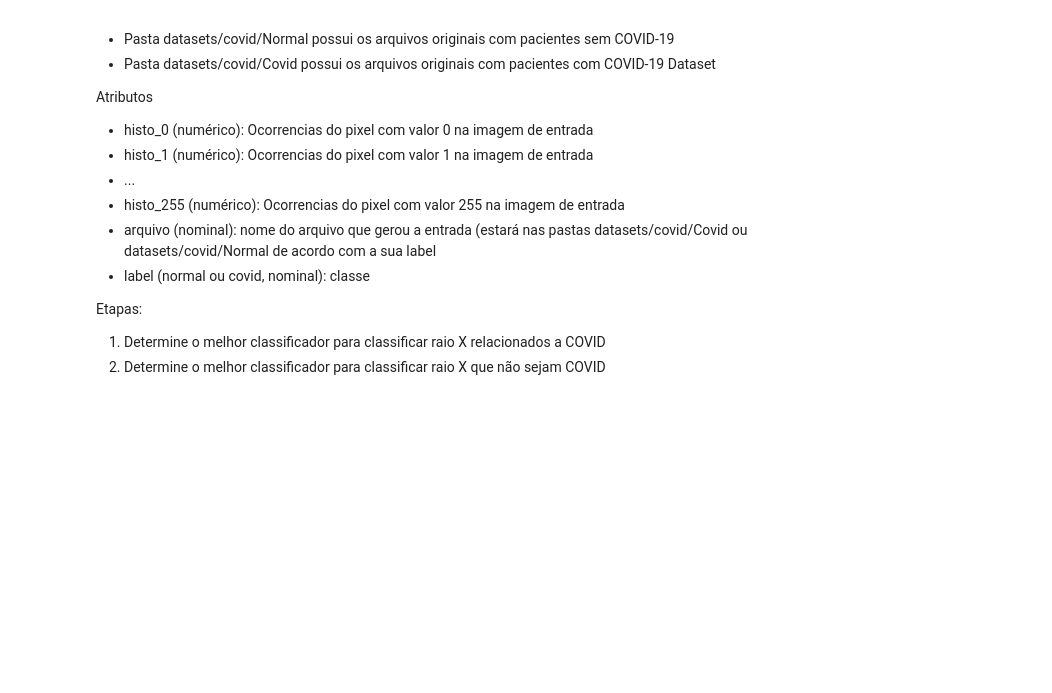
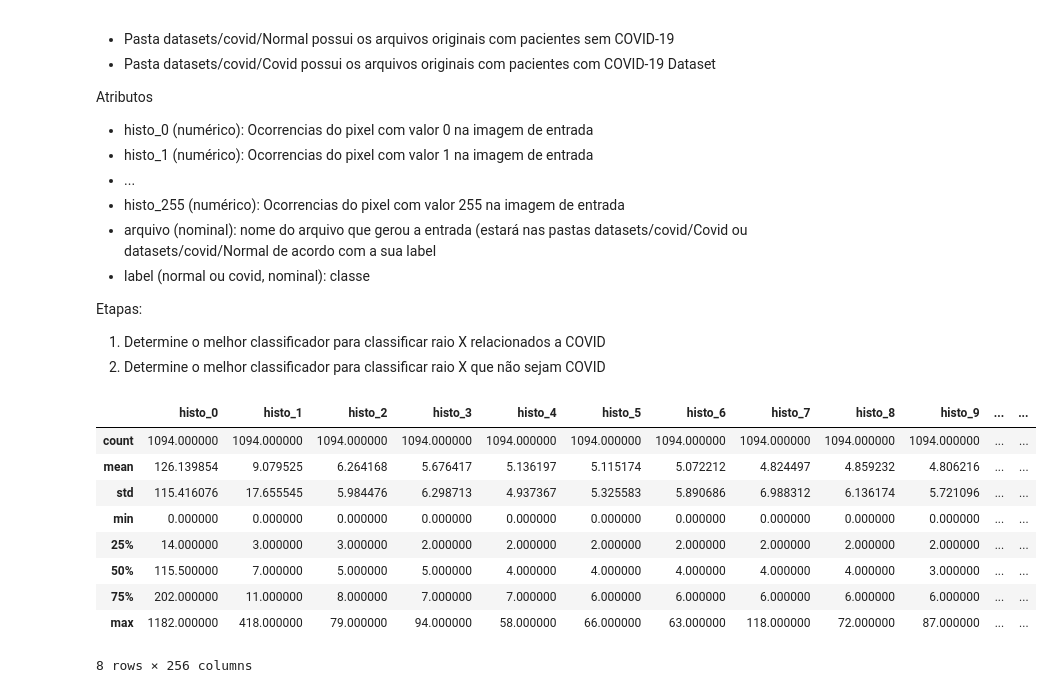
Before and after one commit to AleBark/Data-Mining-Basics, a Jupyter notebook: list_02/ex_01.ipynb, the cells around one changed output. Saved outputs shown, nothing was run; the diff lists cells and outputs as text; code cells hidden in the pictures; blank space fills up the shorter version.

```diff
--- a/list_02/ex_01.ipynb
+++ b/list_02/ex_01.ipynb
@@ -418,3 +418,18 @@ Atributos
 Etapas:
 1. Determine o melhor classificador para classificar raio X relacionados a COVID
 2. Determine o melhor classificador para classificar raio X que não sejam COVID
+# %%
+df = pd.read_csv('datasets/covid/covid.csv')
+# %%
+df.describe()
+# %% [output]
+|  | histo_0 | histo_1 | histo_2 | histo_3 | histo_4 | histo_5 | histo_6 | histo_7 | histo_8 | histo_9 | ... | ... |
+| count | 1094.000000 | 1094.000000 | 1094.000000 | 1094.000000 | 1094.000000 | 1094.000000 | 1094.000000 | 1094.000000 | 1094.000000 | 1094.000000 | ... | ... |
+| mean | 126.139854 | 9.079525 | 6.264168 | 5.676417 | 5.136197 | 5.115174 | 5.072212 | 4.824497 | 4.859232 | 4.806216 | ... | ... |
+| std | 115.416076 | 17.655545 | 5.984476 | 6.298713 | 4.937367 | 5.325583 | 5.890686 | 6.988312 | 6.136174 | 5.721096 | ... | ... |
+| min | 0.000000 | 0.000000 | 0.000000 | 0.000000 | 0.000000 | 0.000000 | 0.000000 | 0.000000 | 0.000000 | 0.000000 | ... | ... |
+| 25% | 14.000000 | 3.000000 | 3.000000 | 2.000000 | 2.000000 | 2.000000 | 2.000000 | 2.000000 | 2.000000 | 2.000000 | ... | ... |
+| 50% | 115.500000 | 7.000000 | 5.000000 | 5.000000 | 4.000000 | 4.000000 | 4.000000 | 4.000000 | 4.000000 | 3.000000 | ... | ... |
+| 75% | 202.000000 | 11.000000 | 8.000000 | 7.000000 | 7.000000 | 6.000000 | 6.000000 | 6.000000 | 6.000000 | 6.000000 | ... | ... |
+| max | 1182.000000 | 418.000000 | 79.000000 | 94.000000 | 58.000000 | 66.000000 | 63.000000 | 118.000000 | 72.000000 | 87.000000 | ... | ... |
+8 rows × 256 columns
```
Also changed, not shown: parts of 4 cells of this notebook.
